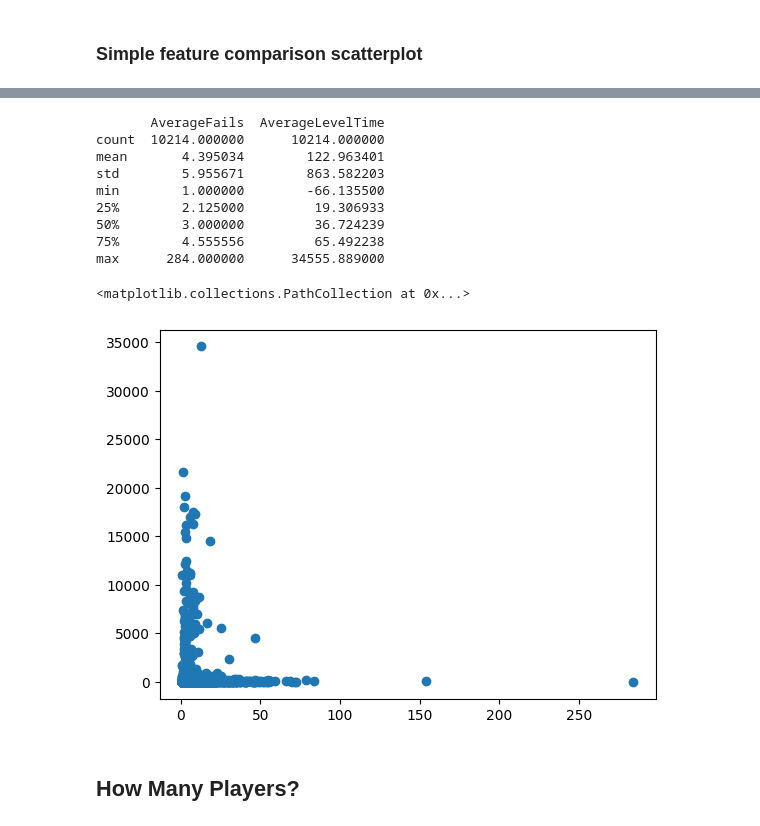
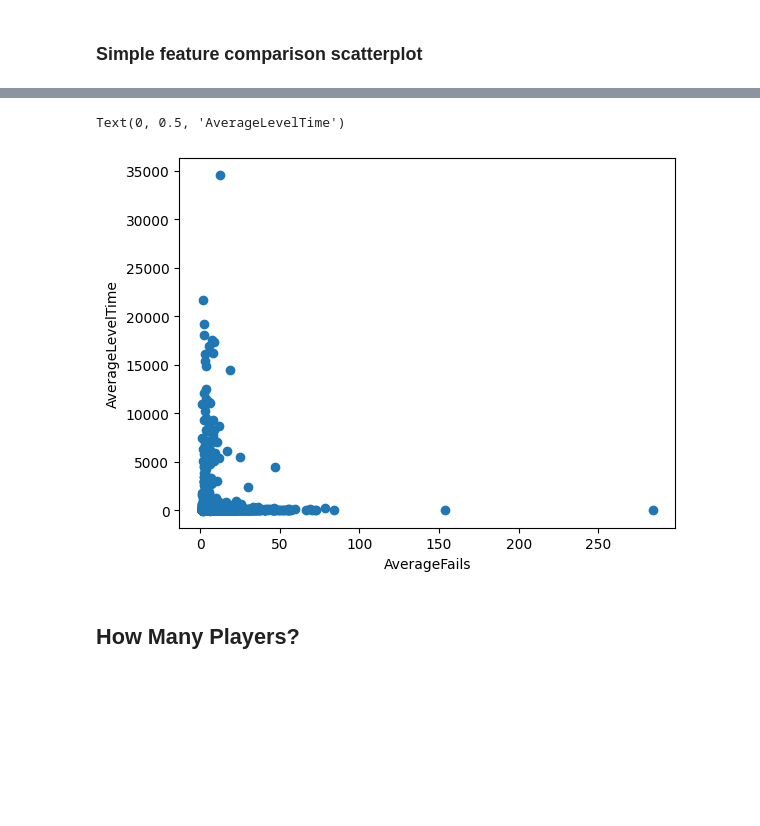
Before and after one commit to opengamedata/opengamedata-samples, a Jupyter notebook: WAVES/explore/Waves_explore_sessions.ipynb, the cells around one changed output, grey strips where cells are left out. Saved outputs shown, nothing was run; the diff lists cells and outputs as text; code cells hidden in the pictures; blank space fills up the shorter version.

```diff
--- a/WAVES/explore/Waves_explore_sessions.ipynb
+++ b/WAVES/explore/Waves_explore_sessions.ipynb
@@ -362,21 +374,11 @@ maximum_y_value = math.inf
-# %%
-range_filter = (df_session[x_axis_feature] > minimum_x_value) & (df_session[x_axis_feature] < maximum_x_value) \
-             & (df_session[y_axis_feature] > minimum_y_value) & (df_session[y_axis_feature] < maximum_y_value)
-scatter_data = df_session[[x_axis_feature, y_axis_feature]][range_filter]
-print(scatter_data.describe())
-plt.scatter(scatter_data[x_axis_feature], scatter_data[y_axis_feature])
-# %% [output]
-       AverageFails  AverageLevelTime
-count  10214.000000      10214.000000
-mean       4.395034        122.963401
-std        5.955671        863.582203
-min        1.000000        -66.135500
-25%        2.125000         19.306933
-50%        3.000000         36.724239
-75%        4.555556         65.492238
-max      284.000000      34555.889000
-<matplotlib.collections.PathCollection at 0x...>
-[figure, removed]
+# %%
+f, ax = plt.subplots()
+ax.scatter(scatter_data[x_axis_feature], scatter_data[y_axis_feature])
+ax.set_xlabel(x_axis_feature)
+ax.set_ylabel(y_axis_feature)
+# %% [output]
+Text(0, 0.5, 'AverageLevelTime')
+[figure, added]
 # %% [markdown]
 ## How Many Players?
 # %%
```
Also changed, not shown: parts of 48 cells of this notebook, 2 other files.
